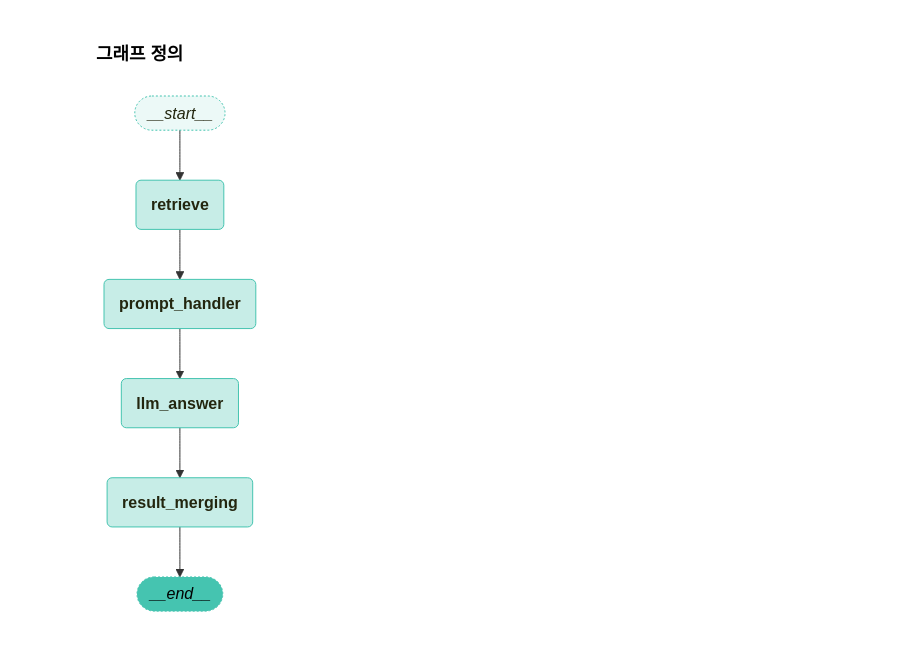
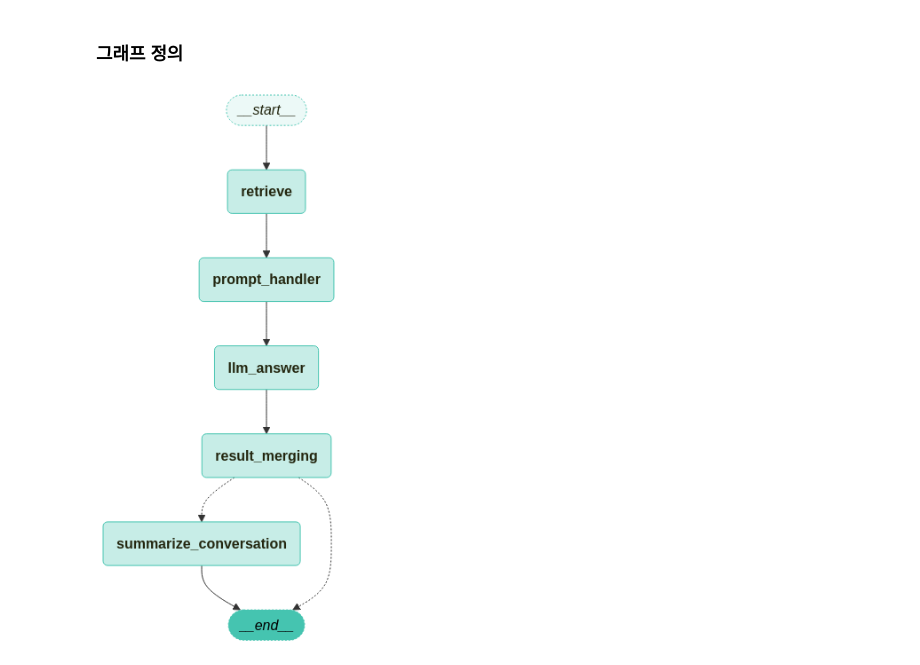
Before and after one commit to Omni-Core/vtuber-llm-core, a Jupyter notebook: llm_utils/persona-node.ipynb, the cells around one changed output. Drawn from its saved outputs; the diff is of its cells as text; code cells hidden in the pictures.

```diff
--- a/llm_utils/persona-node.ipynb
+++ b/llm_utils/persona-node.ipynb
@@ -5,0 +128,8 @@ user_input은 추후 치지직 api 호출을 통해 큐에 담아오고, 해당
+# %%
+previous_chat = """
+### 오래전 대화 내용
+{summary}
+
+### 대화 기록
+{conversation_record}
+"""
@@ -5,0 +157,12 @@ user_input은 추후 치지직 api 호출을 통해 큐에 담아오고, 해당
+# %%
+# 페르소나 config
+"""
+persona_name : 페르소나(버튜버) 이름
+custom_chat_history : 짧은 대화 기록(k개 이내)
+retriever : 대화 퓨샷 예제
+"""
+persona_name = "최세나"
+custom_chat_history = []
+retriever = persist_db.as_retriever(
+    # search_type="mmr", search_kwargs={"k": 6, "lambda_mult": 0.25, "fetch_k": 10}
+)
@@ -6,12 +171,20 @@ user_input은 추후 치지직 api 호출을 통해 큐에 담아오고, 해당
 # %%
-from typing import TypedDict, Annotated, List
+from langgraph.graph import END, StateGraph
+from langgraph.checkpoint.memory import MemorySaver
+from langchain_teddynote.graphs import visualize_graph
+from typing import TypedDict, Annotated, List, Literal
 from langchain_core.documents import Document
+from langgraph.graph.message import add_messages
 import operator
+from langchain_core.messages import SystemMessage, RemoveMessage, HumanMessage
 
 
 # State 정의
 class GraphState(TypedDict):
-    context: Annotated[List[Document], operator.add]
-    answer: Annotated[List[Document], operator.add]
+    user_id: Annotated[str, "user id"]
     user_input: Annotated[str, "user input"]
+    retrieved_fewshot: Annotated[List[Document], operator.add]
+    vtuber_output: Annotated[str, "Vtuber answer"]
     prompt: Annotated[list, "final prompt"]
+    messages: Annotated[list, add_messages]
+    summary: str
@@ -92,26 +324,35 @@ from langchain_teddynote.graphs import visualize_graph
 # %%
 workflow = StateGraph(GraphState)
 
 # 노드 추가
 workflow.add_node("retrieve", retrieve)
 workflow.add_node("prompt_handler", prompt_handler)
 workflow.add_node("llm_answer", llm_answer)
 workflow.add_node("result_merging", result_merging)
+workflow.add_node(summarize_conversation)
 
 # 엣지 추가
 workflow.add_edge("retrieve", "prompt_handler")
 workflow.add_edge("prompt_handler", "llm_answer")
 workflow.add_edge("llm_answer", "result_merging")
-workflow.add_edge("result_merging", END)
+
+# 조건부 엣지 추가
+workflow.add_conditional_edges(
+    "result_merging",
+    should_continue,
+)
+
+# 요약 노드에서 종료 노드로의 엣지 추가
+workflow.add_edge("summarize_conversation", END)
 
 # 시작점 설정
 workflow.set_entry_point("retrieve")
 
 # 메모리 설정
 memory = MemorySaver()
 
 app = workflow.compile(checkpointer=memory)
 
 visualize_graph(app)
 # %% [output]
-[figure, old version]
+[figure, new version]
```
Also changed, not shown: parts of 23 cells of this notebook.
